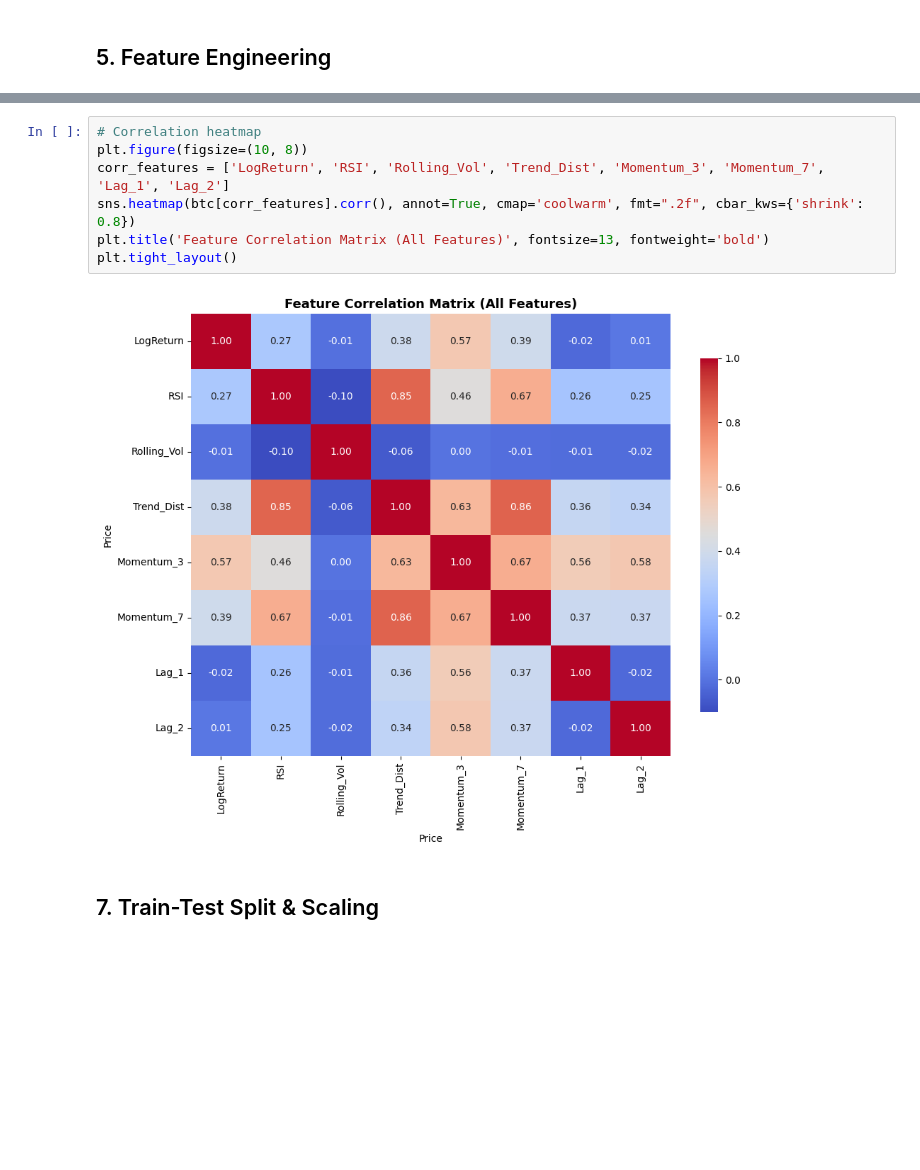
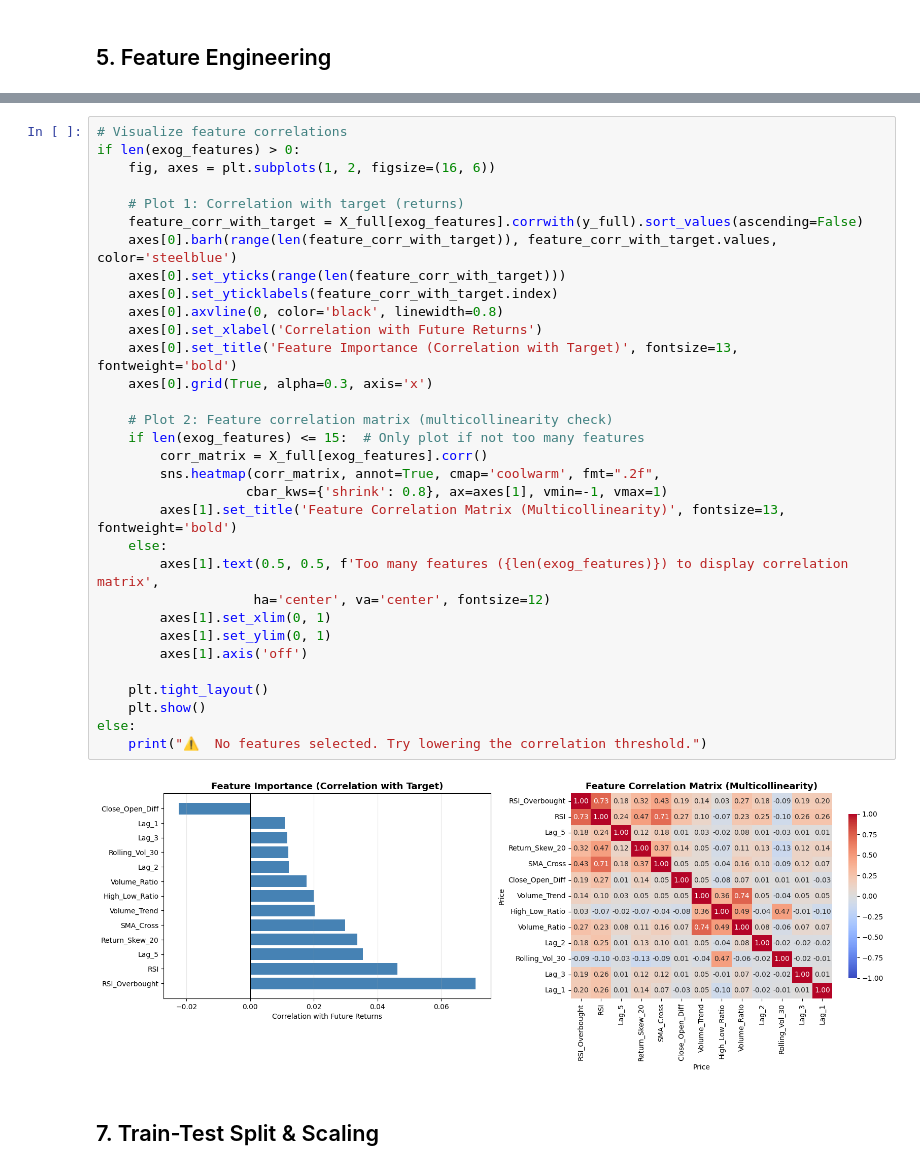
Before and after one commit to PossibleBoi/BTC_Final, a Jupyter notebook: BTC_Directional_Forecast_Clean.ipynb, the cells around one changed output, grey strips where cells are left out. Saved outputs shown, nothing was run; the diff lists cells and outputs as text; blank space fills up the shorter version.

```diff
--- a/BTC_Directional_Forecast_Clean.ipynb
+++ b/BTC_Directional_Forecast_Clean.ipynb
@@ -190,12 +348,37 @@ print(f" Total features: 7 (RSI, Rolling_Vol, Trend_Dist, Momentum_3, Momentum_7
 # %%
-# Correlation heatmap
-plt.figure(figsize=(10, 8))
-corr_features = ['LogReturn', 'RSI', 'Rolling_Vol', 'Trend_Dist', 'Momentum_3', 'Momentum_7', 'Lag_1', 'Lag_2']
-sns.heatmap(btc[corr_features].corr(), annot=True, cmap='coolwarm', fmt=".2f", cbar_kws={'shrink': 0.8})
-plt.title('Feature Correlation Matrix (All Features)', fontsize=13, fontweight='bold')
-plt.tight_layout()
+# Visualize feature correlations
+if len(exog_features) > 0:
+    fig, axes = plt.subplots(1, 2, figsize=(16, 6))
+
+    # Plot 1: Correlation with target (returns)
+    feature_corr_with_target = X_full[exog_features].corrwith(y_full).sort_values(ascending=False)
+    axes[0].barh(range(len(feature_corr_with_target)), feature_corr_with_target.values, color='steelblue')
+    axes[0].set_yticks(range(len(feature_corr_with_target)))
+    axes[0].set_yticklabels(feature_corr_with_target.index)
+    axes[0].axvline(0, color='black', linewidth=0.8)
+    axes[0].set_xlabel('Correlation with Future Returns')
+    axes[0].set_title('Feature Importance (Correlation with Target)', fontsize=13, fontweight='bold')
+    axes[0].grid(True, alpha=0.3, axis='x')
+
+    # Plot 2: Feature correlation matrix (multicollinearity check)
+    if len(exog_features) <= 15:  # Only plot if not too many features
+        corr_matrix = X_full[exog_features].corr()
+        sns.heatmap(corr_matrix, annot=True, cmap='coolwarm', fmt=".2f",
+                   cbar_kws={'shrink': 0.8}, ax=axes[1], vmin=-1, vmax=1)
+        axes[1].set_title('Feature Correlation Matrix (Multicollinearity)', fontsize=13, fontweight='bold')
+    else:
+        axes[1].text(0.5, 0.5, f'Too many features ({len(exog_features)}) to display correlation matrix',
+                    ha='center', va='center', fontsize=12)
+        axes[1].set_xlim(0, 1)
+        axes[1].set_ylim(0, 1)
+        axes[1].axis('off')
+
+    plt.tight_layout()
+    plt.show()
+else:
+    print("⚠️  No features selected. Try lowering the correlation threshold.")
 # %% [output]
-[figure, old version]
+[figure, new version]
 # %% [markdown]
 ## 7. Train-Test Split & Scaling
 # %%
```
Also changed, not shown: parts of 17 cells of this notebook, 8 other files.
